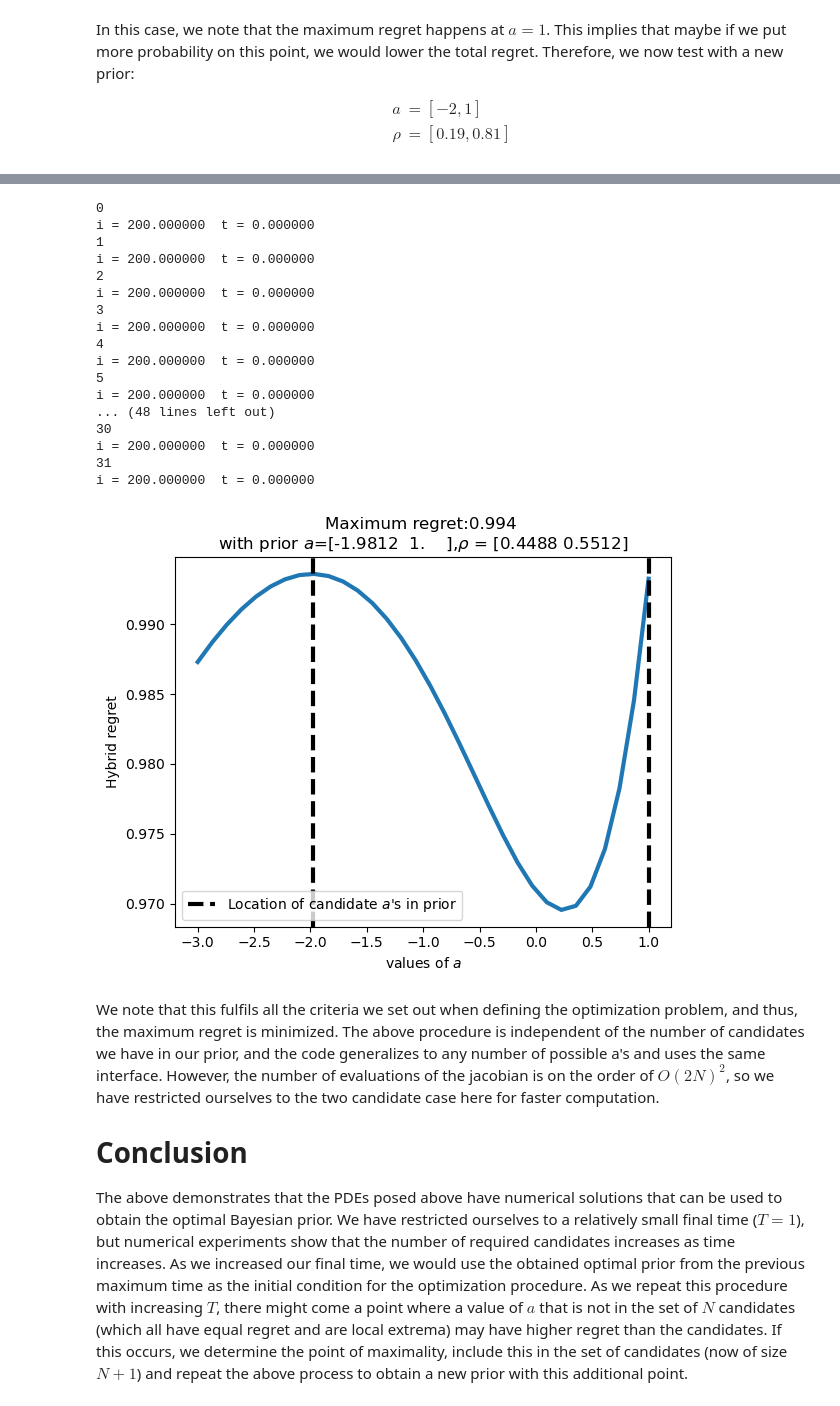
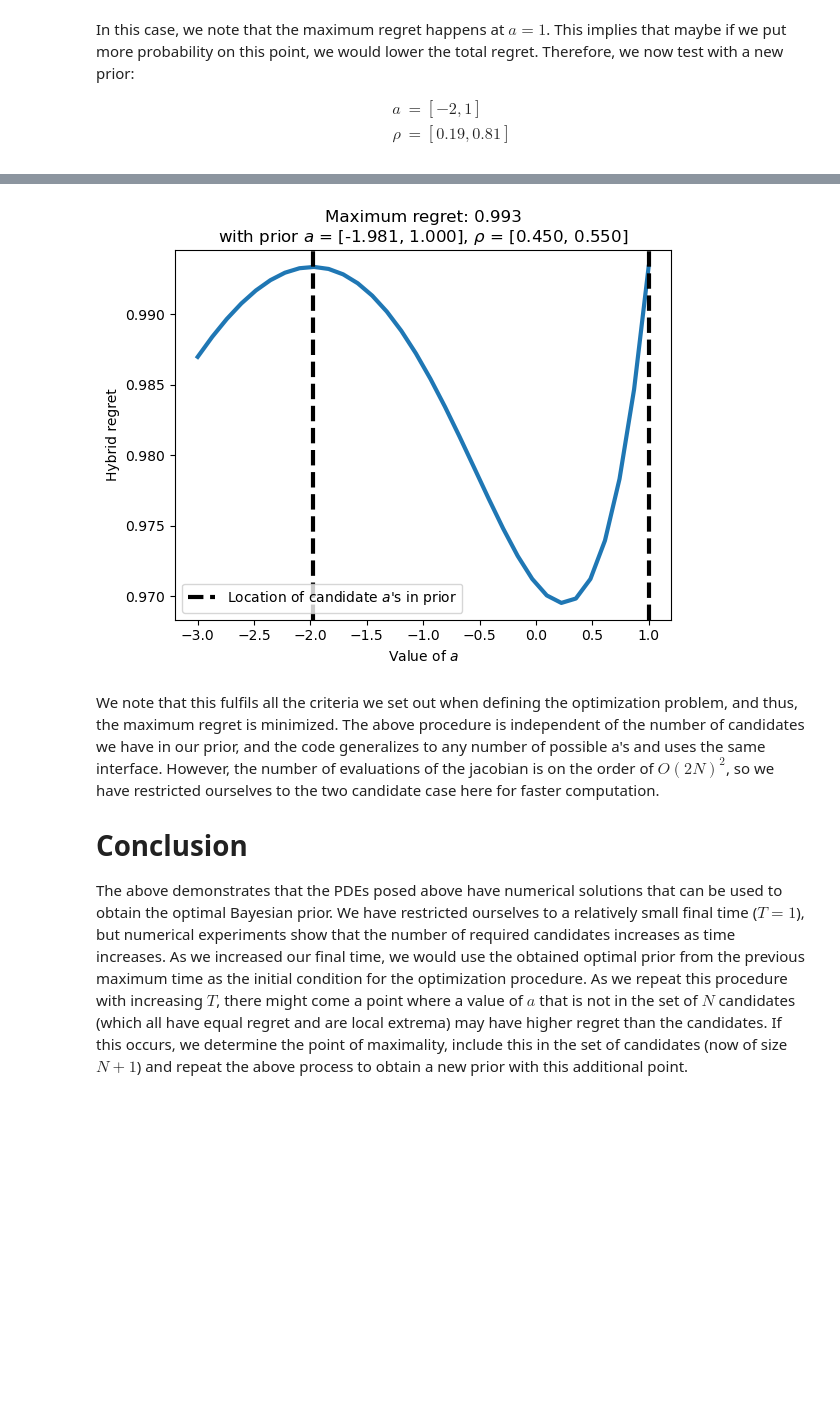
Before and after one commit to meggl23/NumericalAgnosticControl, a Jupyter notebook: On-the-fly numerical demonstration.ipynb, the cells around one changed output, grey strips where cells are left out. Cells and saved outputs as stored; diff of their text form; code cells hidden in the pictures; blank space fills up the shorter version.

```diff
--- a/On-the-fly numerical demonstration.ipynb
+++ b/On-the-fly numerical demonstration.ipynb
@@ -141,8 +136,0 @@ params.arho = params.arho[::-1]
-# %%
-# Evaluation of the hybrid regrat for a in [-3, 1]
-full_regret = []
-for i,a in enumerate(np.linspace(-3,1,32)):
-    params.a = a
-    Sh,S,S0 = tp2.SingleSolve(avec,arho,grid,params)
-    para_regvec = tp2.CalculateRegret(S,S0,grid)
-    full_regret.append(para_regvec)
@@ -230,40 +192,8 @@ after update: ap = 1.0 am = -1.9812412653596612 , p =  0.5501610816840078
 # %%
-full_regret = []
-for i,a in enumerate(np.linspace(-3,1,32)):
-    print(i)
-    params.a = a
-    Sh,S,S0 = tp2.SingleSolve(avec,arho,grid,params)
-    para_regvec = tp2.CalculateRegret(S,S0,grid)
-    full_regret.append(para_regvec)
+regret3 = evaluate_regret(avec, arho, a_vals)
+plot_regret(avec, arho, a_vals, regret3)
 # %% [output]
-0
-i = 200.000000  t = 0.000000
-1
-i = 200.000000  t = 0.000000
-2
-i = 200.000000  t = 0.000000
-3
-i = 200.000000  t = 0.000000
-4
-i = 200.000000  t = 0.000000
-5
-i = 200.000000  t = 0.000000
-... (48 lines left out)
-30
-i = 200.000000  t = 0.000000
-31
-i = 200.000000  t = 0.000000
+[figure, added]
-# %%
-plt.plot(np.linspace(-3,1,32),full_regret,lw=3)
-plt.axvline(-1.9812412653596612,lw=3,ls='--',c='k',label="Location of candidate $a$'s in prior")
-plt.axvline(1,lw=3,ls='--',c='k')
-plt.legend()
-plt.xlabel('values of $a$')
-plt.ylabel('Hybrid regret')
-plt.title("Maximum regret:{:.3f} \n".format(max(full_regret)) +r"with prior $a$={},$\rho$ = {}".format(np.round(params.avec,4),np.round(params.arho,4)))
-plt.show()
-# %% [output]
-[figure, removed]
 # %% [markdown]
 We note that this fulfils all the criteria we set out when defining the optimization problem, and thus, the maximum regret is minimized. The above procedure is independent of the number of candidates we have in our prior, and the code generalizes to any number of possible a's and uses the same interface. However, the number of evaluations of the jacobian is on the order of $O(2N)^2$, so we have restricted ourselves to the two candidate case here for faster computation.
 
```
Also changed, not shown: parts of 13 cells of this notebook, 1 other file.
